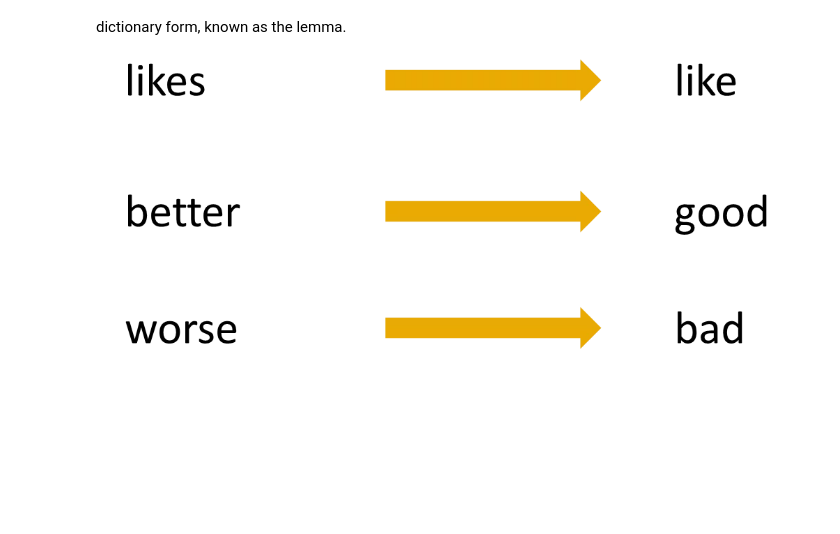
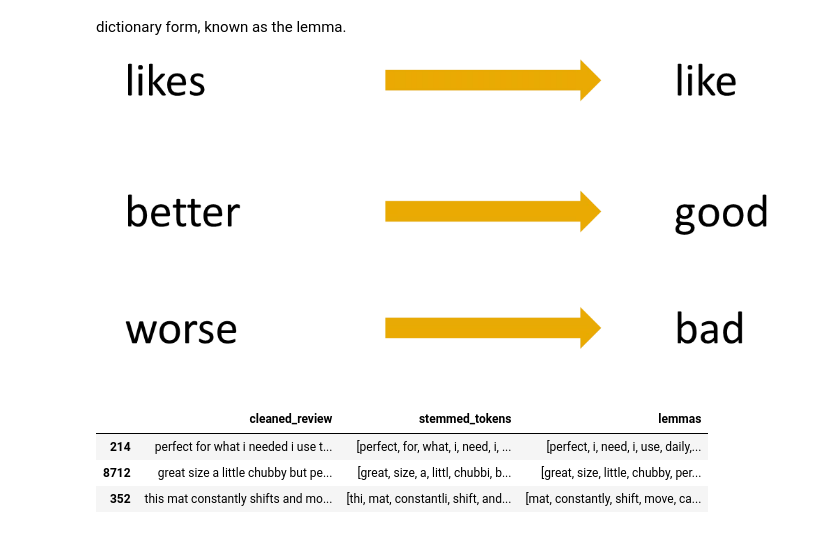
Before and after one commit to Asifdotexe/SentimentScoringModel, a Jupyter notebook: code/issue-5-as-data-preprocessing.ipynb, the cells around one changed output. Drawn from its saved outputs; the diff is of its cells as text; code cells hidden in the pictures; blank space fills up the shorter version.

Commit message:
#5 performed lemmatization on the dataset and exported it

```diff
--- a/code/issue-5-as-data-preprocessing.ipynb
+++ b/code/issue-5-as-data-preprocessing.ipynb
@@ -143,7 +146,7 @@ def penn_to_wn(tag):
 lemmatizer = WordNetLemmatizer()
 
 # Function to get lemmas of tokens
-def get_lemma(tokens):
+def get_lemmas(tokens):
     lemmas = []  # Initialize an empty list to store lemmas
 
     # Iterate through each token in the input list of tokens
@@ -158,3 +161,13 @@ def get_lemma(tokens):
                 # Append the lemma to the list of lemmas
                 lemmas.append(lemma)
     return lemmas
+# %%
+df['lemmas'] = df['tokens'].apply(lambda tokens: get_lemmas(tokens))
+# df[['cleaned_review','cleaned_review','lemmas']].sample(3)
+# %%
+df[['cleaned_review','stemmed_tokens','lemmas']].sample(3)
+# %% [output]
+|  | cleaned_review | stemmed_tokens | lemmas |
+| 214 | perfect for what i needed i use t... | [perfect, for, what, i, need, i, ... | [perfect, i, need, i, use, daily,... |
+| 8712 | great size a little chubby but pe... | [great, size, a, littl, chubbi, b... | [great, size, little, chubby, per... |
+| 352 | this mat constantly shifts and mo... | [thi, mat, constantli, shift, and... | [mat, constantly, shift, move, ca... |
```
Also changed, not shown: parts of 1 cell of this notebook, 1 other file.
